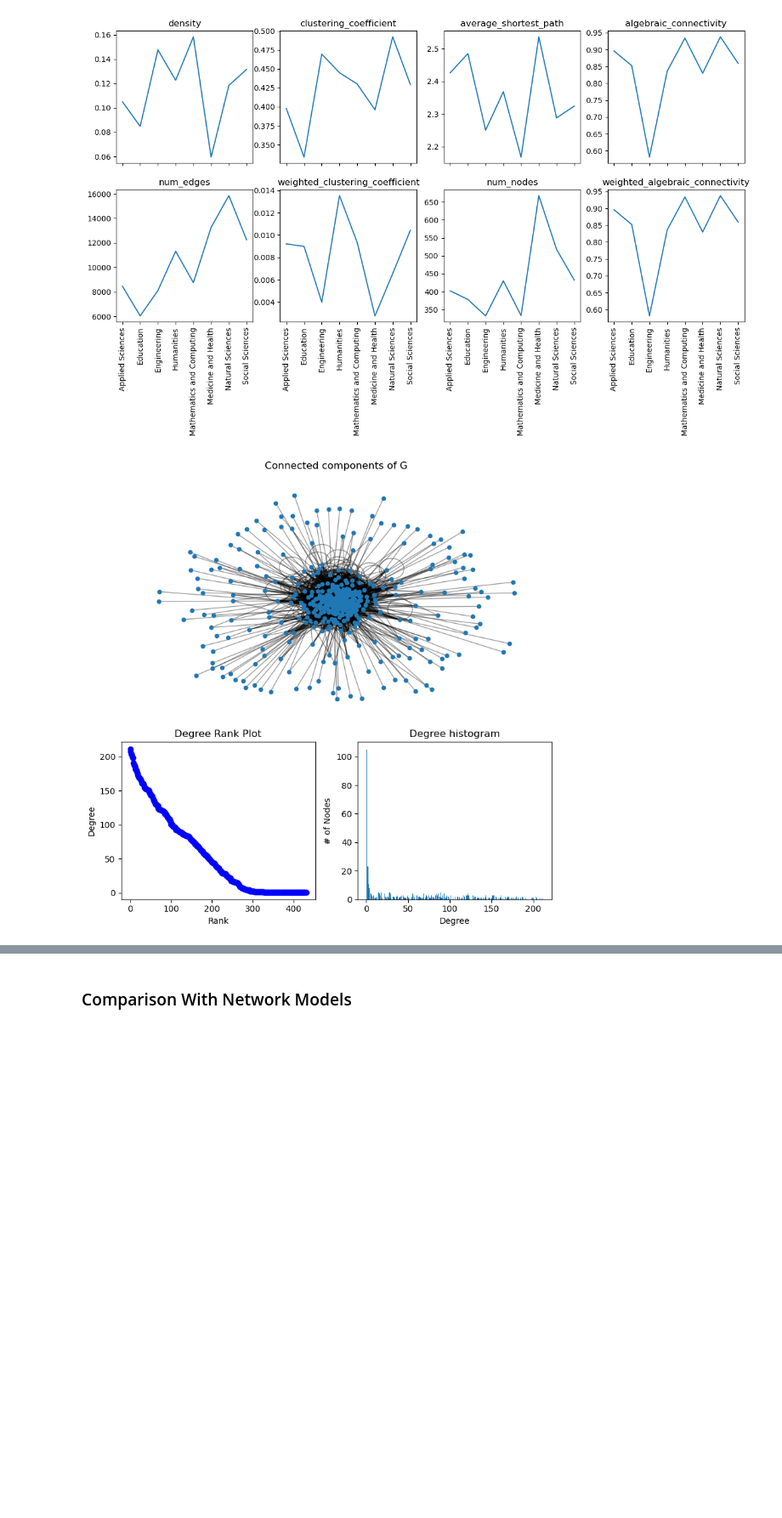
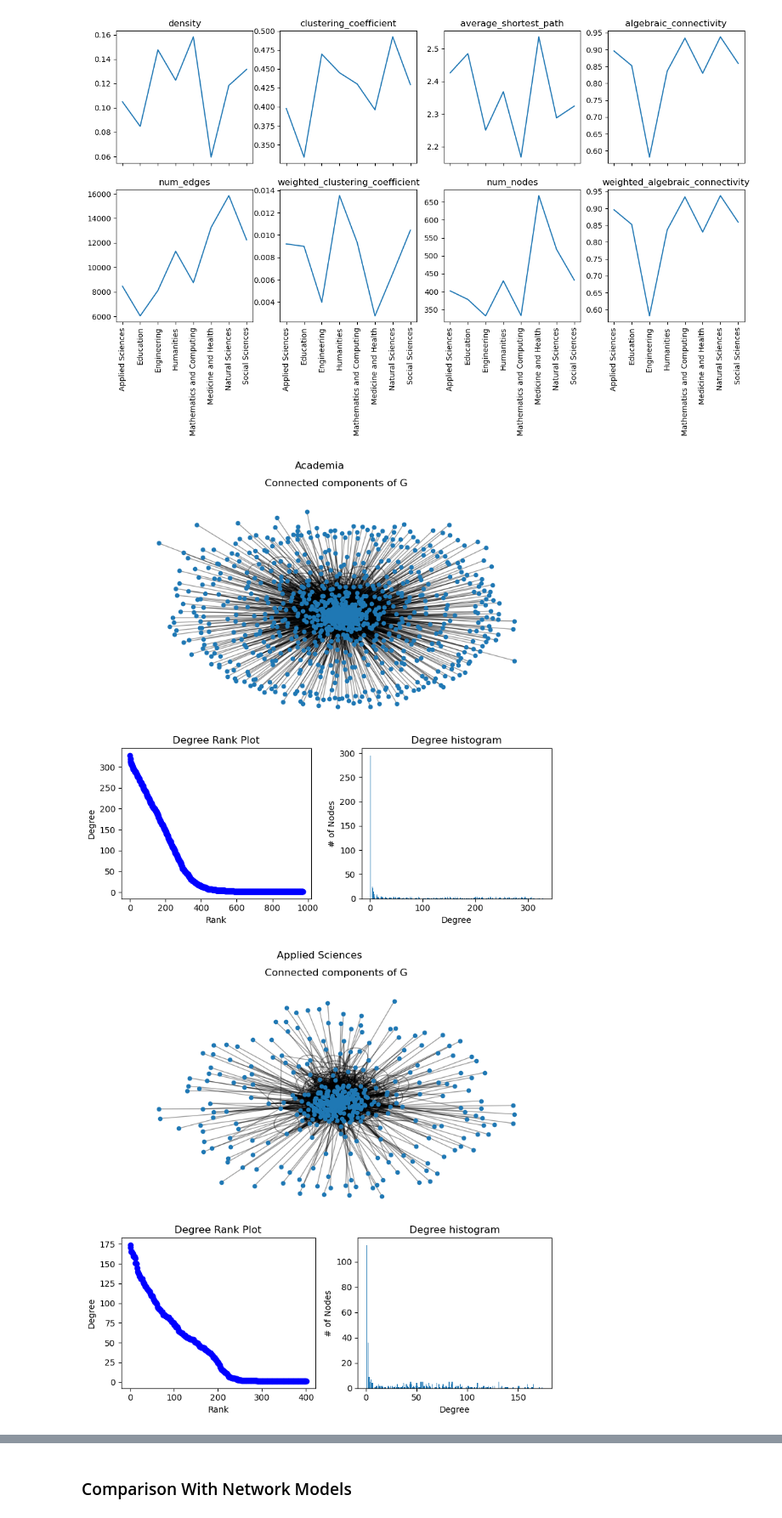
Before and after one commit to timpostuvan/prestige-prediction, a Jupyter notebook: src/0_exploration.ipynb, the cells around one changed output, grey strips where cells are left out. Shown at 85% size. Cells and saved outputs as stored; diff of their text form; code cells hidden in the pictures; blank space fills up the shorter version.

Commit message:
new graphs

```diff
--- a/src/0_exploration.ipynb
+++ b/src/0_exploration.ipynb
@@ -93,41 +93,41 @@ for i, feat in enumerate(feats):
         axs[i].tick_params(axis="x",rotation=90)
 # %% [output]
 [figure]
-# %%
-def plot_individual_domain(idx, feat):
-    raise NotImplementedError("Working on it")
+# %%
+def plot_individual_domain(G, name):
+    degree_sequence = sorted((d for n, d in G.degree()), reverse=True)
+
+    fig = plt.figure("Degree of a random graph", figsize=(8, 8))
+    # Create a gridspec for adding subplots of different sizes
+    axgrid = fig.add_gridspec(5, 4)
+
+    ax0 = fig.add_subplot(axgrid[0:3, :])
+    Gcc = G.subgraph(sorted(nx.connected_components(G), key=len, reverse=True)[0])
+    pos = nx.spring_layout(Gcc, seed=10396953)
+    nx.draw_networkx_nodes(Gcc, pos, ax=ax0, node_size=20)
+    nx.draw_networkx_edges(Gcc, pos, ax=ax0, alpha=0.4)
+    ax0.set_title("Connected components of G")
+    ax0.set_axis_off()
+
+    ax1 = fig.add_subplot(axgrid[3:, :2])
+    ax1.plot(degree_sequence, "b-", marker="o")
+    ax1.set_title("Degree Rank Plot")
+    ax1.set_ylabel("Degree")
+    ax1.set_xlabel("Rank")
+
+    ax2 = fig.add_subplot(axgrid[3:, 2:])
+    ax2.bar(*np.unique(degree_sequence, return_counts=True))
+    ax2.set_title("Degree histogram")
+    ax2.set_xlabel("Degree")
+    ax2.set_ylabel("# of Nodes")
+    plt.suptitle(name)
+    fig.tight_layout()
+    plt.show()
 # %%
 test_graph = nx.Graph(g)
-# %%
-G = test_graph
-degree_sequence = sorted((d for n, d in G.degree()), reverse=True)
-dmax = max(degree_sequence)
-
-fig = plt.figure("Degree of a random graph", figsize=(8, 8))
-# Create a gridspec for adding subplots of different sizes
-axgrid = fig.add_gridspec(5, 4)
-
-ax0 = fig.add_subplot(axgrid[0:3, :])
-Gcc = G.subgraph(sorted(nx.connected_components(G), key=len, reverse=True)[0])
-pos = nx.spring_layout(Gcc, seed=10396953)
-nx.draw_networkx_nodes(Gcc, pos, ax=ax0, node_size=20)
-nx.draw_networkx_edges(Gcc, pos, ax=ax0, alpha=0.4)
-ax0.set_title("Connected components of G")
-ax0.set_axis_off()
-
-ax1 = fig.add_subplot(axgrid[3:, :2])
-ax1.plot(degree_sequence, "b-", marker="o")
-ax1.set_title("Degree Rank Plot")
-ax1.set_ylabel("Degree")
-ax1.set_xlabel("Rank")
-
-ax2 = fig.add_subplot(axgrid[3:, 2:])
-ax2.bar(*np.unique(degree_sequence, return_counts=True))
-ax2.set_title("Degree histogram")
-ax2.set_xlabel("Degree")
-ax2.set_ylabel("# of Nodes")
-
-fig.tight_layout()
-plt.show()
-# %% [output]
-[figure, removed]
+# %%
+for name, graph in nx_graphs.items():
+    plot_individual_domain(graph, name)
+# %% [output]
+[figure, added]
+[figure, added]
```
Also changed, not shown: parts of 2 cells of this notebook.
